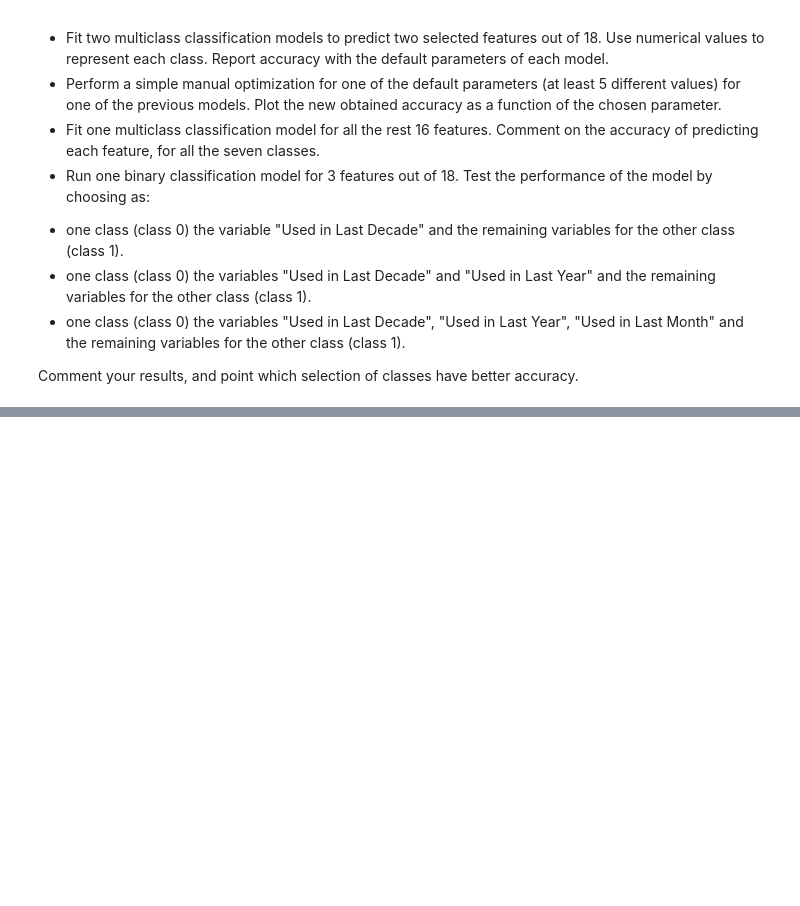
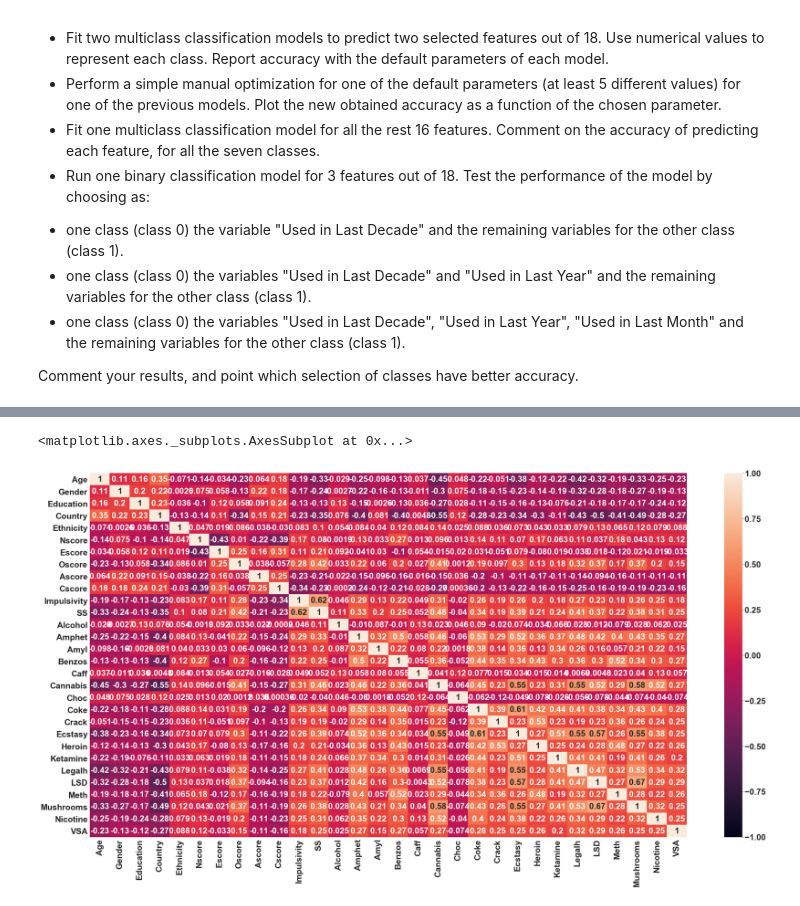
Before and after one commit to packetech/Arcada-BDA, a Jupyter notebook: Assignment_1.ipynb, the cells around one changed output, grey strips where cells are left out. Drawn from its saved outputs; the diff is of its cells as text; code cells hidden in the pictures; blank space fills up the shorter version.

```diff
--- a/Assignment_1.ipynb
+++ b/Assignment_1.ipynb
@@ -781,0 +745,5 @@ drug_df_features
+# %%
+drug_Cons = pd.read_csv('drug_consumption.data', sep=',')
+
+drug_Cons.columns = ["ID","Age","Gender","Education","Country","Ethnicity","Nscore","Escore","Oscore","Ascore","Cscore","Impulsivity","SS","Alcohol","Amphet","Amyl","Benzos","Caff","Cannabis","Choc","Coke","Crack","Ecstasy","Heroin","Ketamine","Legalh","LSD","Meth","Mushrooms","Nicotine","Semer","VSA"]
+drug_Cons.head()
@@ -781,0 +757,2 @@ drug_df_features
+# %%
+drug_Cons = drug_Cons.drop(labels=['ID','Semer'], axis=1) # drop the ID and the fictitous drug
@@ -781,0 +810,21 @@ drug_df_features
+# %%
+def drugsEncoder(x):
+    if x == 'CL0':
+        return 0
+    elif x == 'CL1':
+        return 1
+    elif x == 'CL2':
+        return 2
+    elif x == 'CL3':
+        return 3
+    elif x == 'CL4':
+        return 4
+    elif x == 'CL5':
+        return 5
+    elif x == 'CL6':
+        return 6
+    else:
+        return 7
+# %%
+for column in drugs:
+    drug_Cons[column] = drug_Cons[column].apply(drugsEncoder)
@@ -781,0 +840,9 @@ drug_df_features
+# %%
+# Let see the correlations
+
+corr = drug_Cons.corr()
+plt.figure(figsize=(40,20))
+sns.heatmap(corr, annot=True, vmin=-1)
+# %% [output]
+<matplotlib.axes._subplots.AxesSubplot at 0x...>
+[figure, added]
```
Also changed, not shown: parts of 55 cells of this notebook.
